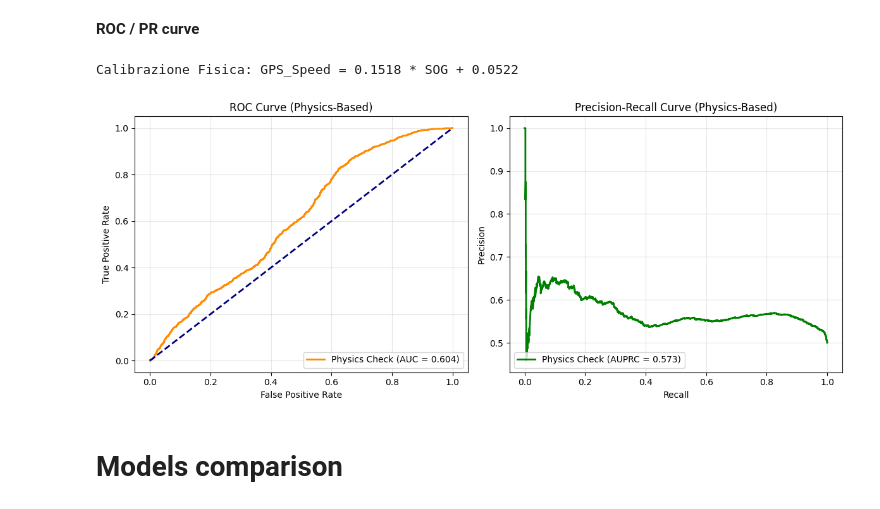
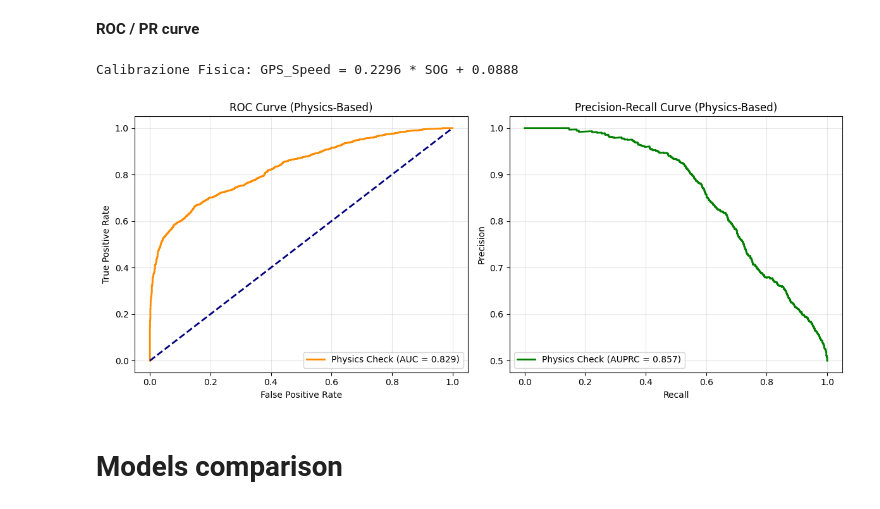
Before and after one commit to matteraggi/maritimeAIS, a Jupyter notebook: TrainingAIS.ipynb, the cells around one changed output. Saved outputs shown, nothing was run; the diff lists cells and outputs as text; code cells hidden in the pictures.

```diff
--- a/TrainingAIS.ipynb
+++ b/TrainingAIS.ipynb
@@ -1142,7 +1133,7 @@ plt.show()
 **ROC / PR curve**
 # %%
 # 1. Recuperiamo i dati freschi dal metodo fisico (Drift 2000m)
-auc_val, tpr_val, score_clean, score_att = evaluate_calibrated_physics(X_test, STD_DELTA, 2000)
+auc_val, tpr_val, score_clean, score_att = evaluate_calibrated_physics(X_test, STD_DELTA, 5000)
 
 # 2. Ricostruiamo le variabili per scikit-learn
 # y_true: 0 per i sani, 1 per gli attaccati
@@ -1155,35 +1146,35 @@ y_scores = np.concatenate([score_clean, score_att])
 fpr, tpr, _ = roc_curve(y_true, y_scores)
 prec, rec, _ = precision_recall_curve(y_true, y_scores)
 
 roc_auc = auc(fpr, tpr)
 pr_auc  = auc(rec, prec)
 
 # --- PLOT ROC CURVE ---
 plt.figure(figsize=(12, 5))
 
 plt.subplot(1, 2, 1)
 plt.plot(fpr, tpr, color='darkorange', lw=2, label=f'Physics Check (AUC = {roc_auc:.3f})')
 plt.plot([0, 1], [0, 1], color='navy', lw=2, linestyle='--')
 plt.xlabel('False Positive Rate')
 plt.ylabel('True Positive Rate')
 plt.title('ROC Curve (Physics-Based)')
 plt.legend(loc="lower right")
 plt.grid(True, alpha=0.3)
 
 # --- PLOT PRECISION-RECALL CURVE ---
 plt.subplot(1, 2, 2)
 plt.plot(rec, prec, color='green', lw=2, label=f'Physics Check (AUPRC = {pr_auc:.3f})')
 plt.xlabel('Recall')
 plt.ylabel('Precision')
 plt.title('Precision-Recall Curve (Physics-Based)')
 plt.legend(loc="lower left")
 plt.grid(True, alpha=0.3)
 
 plt.tight_layout()
 plt.show()
 # %% [output]
-Calibrazione Fisica: GPS_Speed = 0.1518 * SOG + 0.0522
+Calibrazione Fisica: GPS_Speed = 0.2296 * SOG + 0.0888
-[figure, old version]
+[figure, new version]
 # %% [markdown]
 # **Models comparison**
 # %%
```
Also changed, not shown: parts of 21 cells of this notebook, 2 other files.
